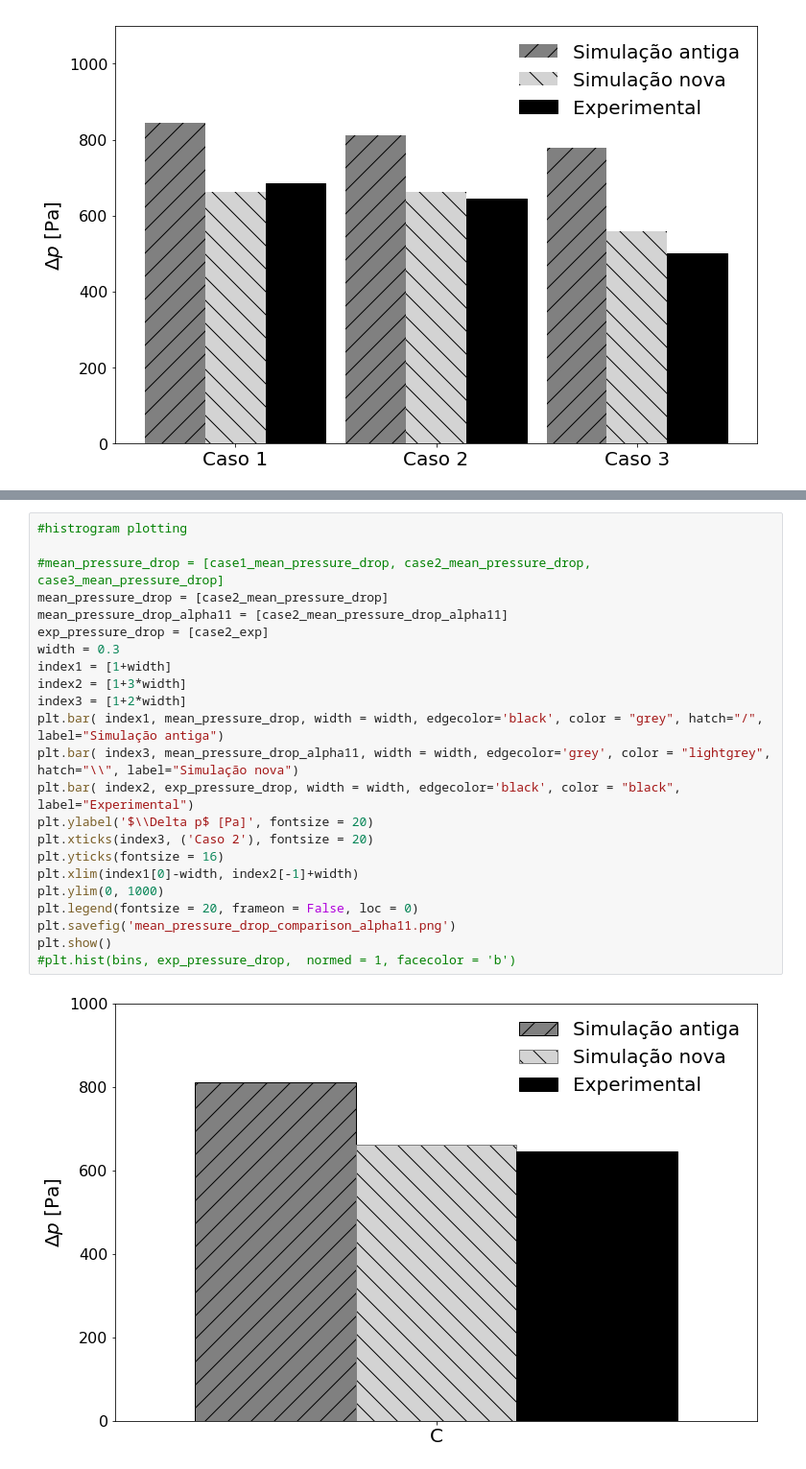
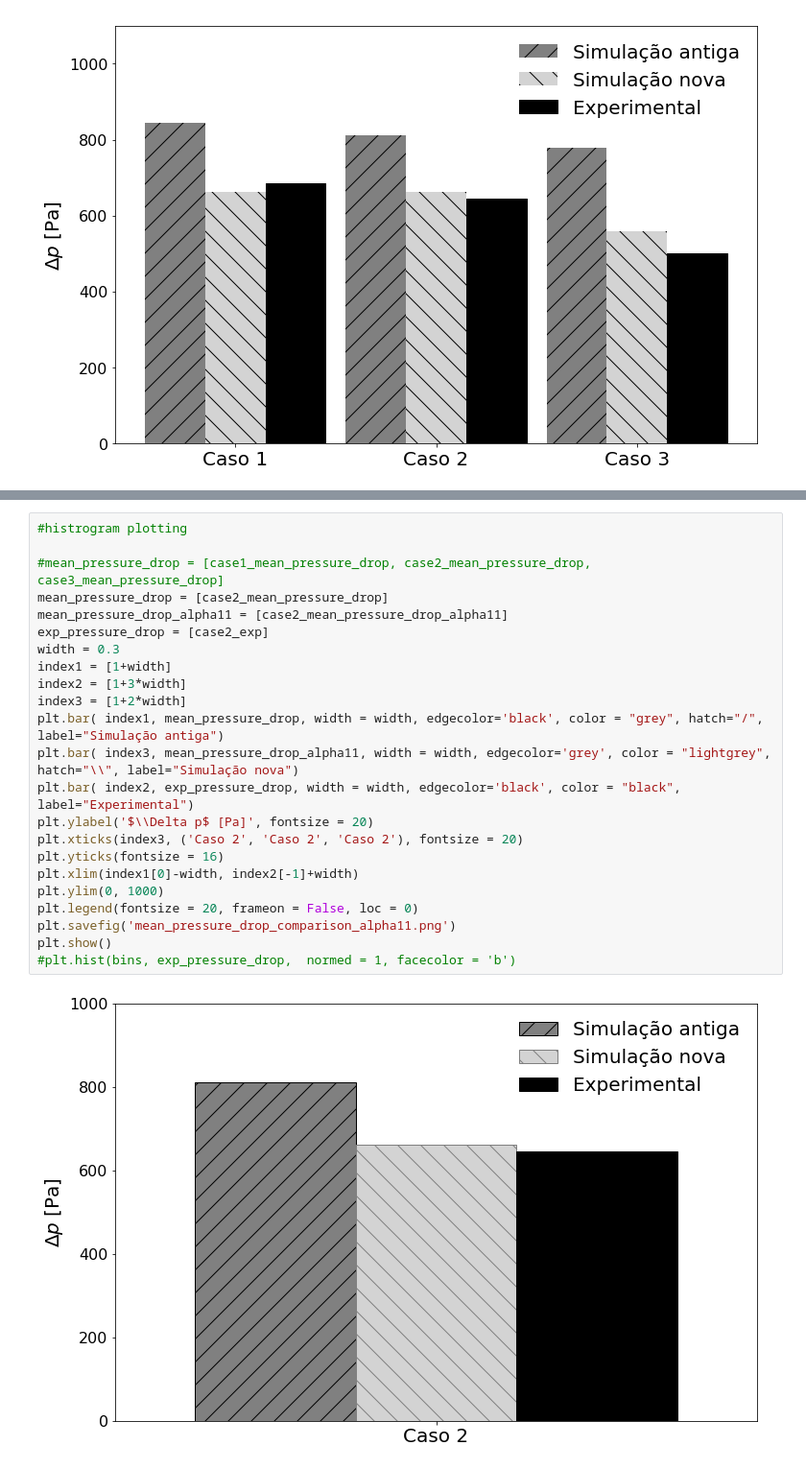
Before and after one commit to lucillalmeida/doutorado-validacoes, a Jupyter notebook: fluidized-bed/Pressure_drop_comparion.ipynb, the cells around one changed output, grey strips where cells are left out. Shown at 96% size. Cells and saved outputs as stored; diff of their text form.

```diff
--- a/fluidized-bed/Pressure_drop_comparion.ipynb
+++ b/fluidized-bed/Pressure_drop_comparion.ipynb
@@ -277,25 +277,25 @@ plt.show()
 # %%
 #histrogram plotting
 
 #mean_pressure_drop = [case1_mean_pressure_drop, case2_mean_pressure_drop, case3_mean_pressure_drop]
 mean_pressure_drop = [case2_mean_pressure_drop]
 mean_pressure_drop_alpha11 = [case2_mean_pressure_drop_alpha11]
 exp_pressure_drop = [case2_exp]
 width = 0.3
 index1 = [1+width]
 index2 = [1+3*width]
 index3 = [1+2*width]
 plt.bar( index1, mean_pressure_drop, width = width, edgecolor='black', color = "grey", hatch="/", label="Simulação antiga")
 plt.bar( index3, mean_pressure_drop_alpha11, width = width, edgecolor='grey', color = "lightgrey", hatch="\\", label="Simulação nova")
 plt.bar( index2, exp_pressure_drop, width = width, edgecolor='black', color = "black",  label="Experimental")
 plt.ylabel('$\\Delta p$ [Pa]', fontsize = 20)
-plt.xticks(index3, ('Caso 2'), fontsize = 20)
+plt.xticks(index3, ('Caso 2', 'Caso 2', 'Caso 2'), fontsize = 20)
 plt.yticks(fontsize = 16)
 plt.xlim(index1[0]-width, index2[-1]+width)
 plt.ylim(0, 1000)
 plt.legend(fontsize = 20, frameon = False, loc = 0)
 plt.savefig('mean_pressure_drop_comparison_alpha11.png')
 plt.show()
 #plt.hist(bins, exp_pressure_drop,  normed = 1, facecolor = 'b')
 # %% [output]
-[figure, old version]
+[figure, new version]
```
Also changed, not shown: parts of 3 cells of this notebook, 8 other files.
